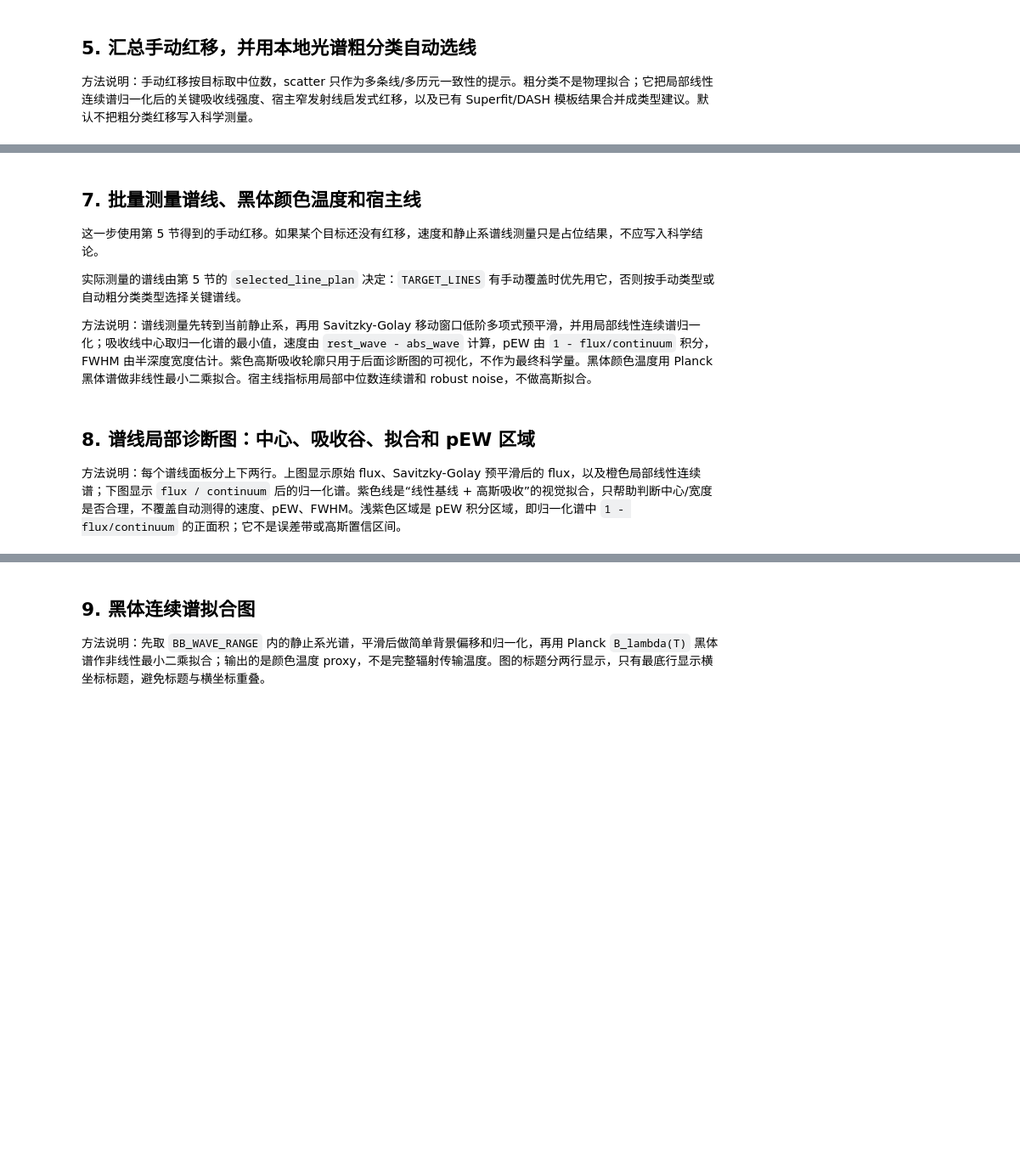
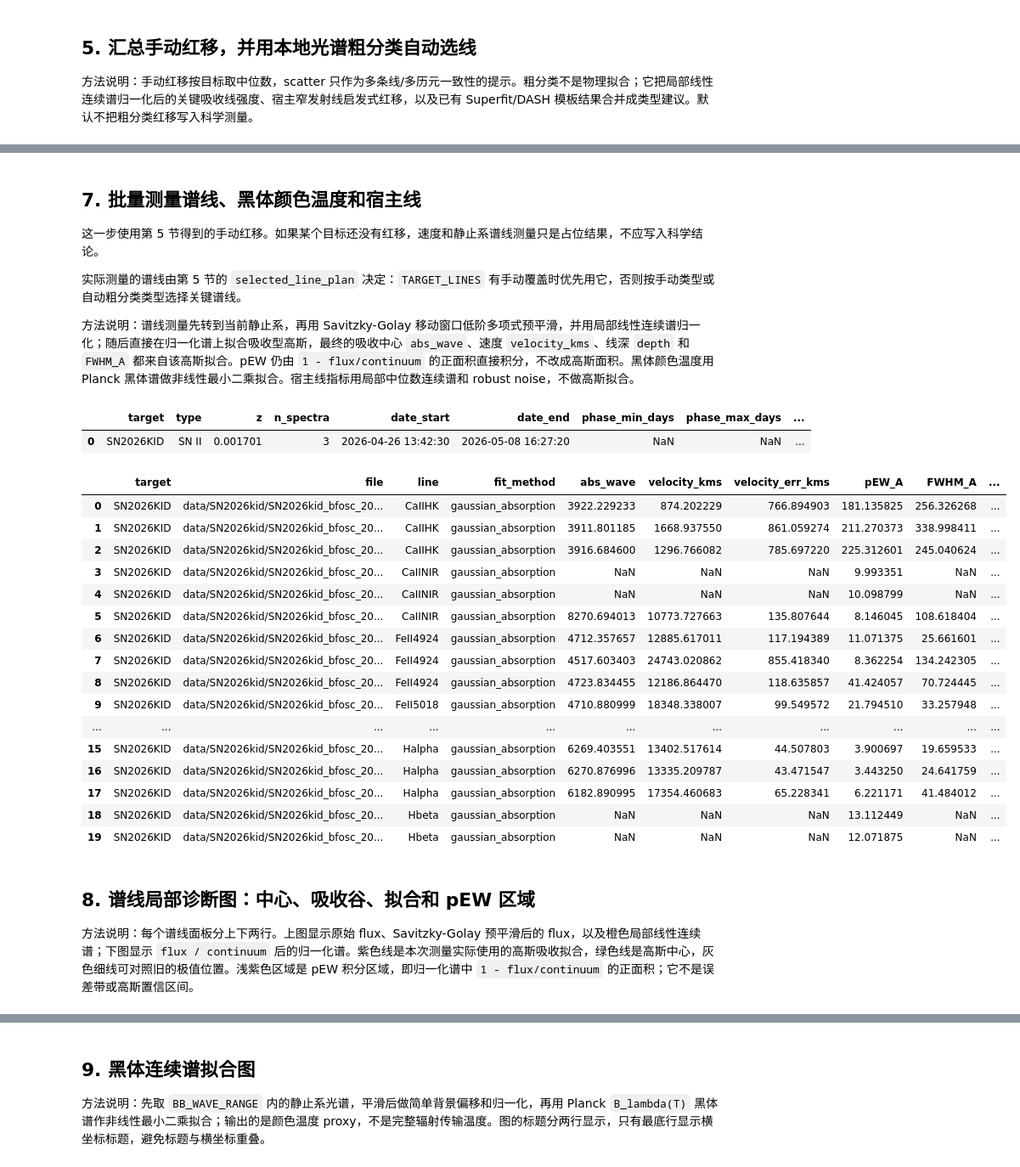
Before and after one commit to Zzzaurak/obsastro-sn-pipeline, a Jupyter notebook: notebooks/02_spectral_analysis_pipeline.ipynb, the cells around one changed output, grey strips where cells are left out. Shown at 85% size. Saved outputs shown, nothing was run; the diff lists cells and outputs as text; code cells hidden in the pictures; blank space fills up the shorter version.

```diff
--- a/notebooks/02_spectral_analysis_pipeline.ipynb
+++ b/notebooks/02_spectral_analysis_pipeline.ipynb
@@ -270,29 +317,48 @@ for target in sorted(summary["target"].unique()):
 
 实际测量的谱线由第 5 节的 `selected_line_plan` 决定：`TARGET_LINES` 有手动覆盖时优先用它，否则按手动类型或自动粗分类类型选择关键谱线。
 
-方法说明：谱线测量先转到当前静止系，再用 Savitzky-Golay 移动窗口低阶多项式预平滑，并用局部线性连续谱归一化；吸收线中心取归一化谱的最小值，速度由 `rest_wave - abs_wave` 计算，pEW 由 `1 - flux/continuum` 积分，FWHM 由半深度宽度估计。紫色高斯吸收轮廓只用于后面诊断图的可视化，不作为最终科学量。黑体颜色温度用 Planck 黑体谱做非线性最小二乘拟合。宿主线指标用局部中位数连续谱和 robust noise，不做高斯拟合。
+方法说明：谱线测量先转到当前静止系，再用 Savitzky-Golay 移动窗口低阶多项式预平滑，并用局部线性连续谱归一化；随后直接在归一化谱上拟合吸收型高斯，最终的吸收中心 `abs_wave`、速度 `velocity_kms`、线深 `depth` 和 `FWHM_A` 都来自该高斯拟合。pEW 仍由 `1 - flux/continuum` 的正面积直接积分，不改成高斯面积。黑体颜色温度用 Planck 黑体谱做非线性最小二乘拟合。宿主线指标用局部中位数连续谱和 robust noise，不做高斯拟合。
 # %%
 measure_kwargs = dict(
     line_half_width=LINE_HALF_WIDTH,
     line_smooth_window=LINE_SMOOTH_WINDOW,
     line_edge_fraction=LINE_EDGE_FRACTION,
     line_param_overrides=LINE_PARAM_OVERRIDES,
-    fit_visual_gaussian=FIT_VISUAL_GAUSSIAN,
 )
 
 summary, line_df, line_qc, bb_df, host_lines, host_summary, target_status = snt.measure_all_features(
     spectra,
     target_lines=TARGET_LINES,
     bb_wave_range=BB_WAVE_RANGE,
     **measure_kwargs,
 )
 
 display(target_status)
-display(line_qc[["target", "file", "line", "velocity_kms", "pEW_A", "FWHM_A", "depth", "qc_flag", "qc_note"]].head(5))
+display(line_qc[["target", "file", "line", "fit_method", "abs_wave", "velocity_kms", "velocity_err_kms", "pEW_A", "FWHM_A", "FWHM_err_A", "depth", "fit_center_err_A", "fit_sigma_A", "fit_sigma_err_A", "fit_depth_err", "fit_chi2_red", "extrema_wave_A", "extrema_depth", "qc_flag", "qc_note"]].head(20))
+# %% [output]
+|  | target | type | z | n_spectra | date_start | date_end | phase_min_days | phase_max_days | ... |
+| 0 | SN2026KID | SN II | 0.001701 | 3 | 2026-04-26 13:42:30 | 2026-05-08 16:27:20 | NaN | NaN | ... |
+|  | target | file | line | fit_method | abs_wave | velocity_kms | velocity_err_kms | pEW_A | FWHM_A | ... |
+| 0 | SN2026KID | data/SN2026kid/SN2026kid_bfosc_20... | CaIIHK | gaussian_absorption | 3922.229233 | 874.202229 | 766.894903 | 181.135825 | 256.326268 | ... |
+| 1 | SN2026KID | data/SN2026kid/SN2026kid_bfosc_20... | CaIIHK | gaussian_absorption | 3911.801185 | 1668.937550 | 861.059274 | 211.270373 | 338.998411 | ... |
+| 2 | SN2026KID | data/SN2026kid/SN2026kid_bfosc_20... | CaIIHK | gaussian_absorption | 3916.684600 | 1296.766082 | 785.697220 | 225.312601 | 245.040624 | ... |
+| 3 | SN2026KID | data/SN2026kid/SN2026kid_bfosc_20... | CaIINIR | gaussian_absorption | NaN | NaN | NaN | 9.993351 | NaN | ... |
+| 4 | SN2026KID | data/SN2026kid/SN2026kid_bfosc_20... | CaIINIR | gaussian_absorption | NaN | NaN | NaN | 10.098799 | NaN | ... |
+| 5 | SN2026KID | data/SN2026kid/SN2026kid_bfosc_20... | CaIINIR | gaussian_absorption | 8270.694013 | 10773.727663 | 135.807644 | 8.146045 | 108.618404 | ... |
+| 6 | SN2026KID | data/SN2026kid/SN2026kid_bfosc_20... | FeII4924 | gaussian_absorption | 4712.357657 | 12885.617011 | 117.194389 | 11.071375 | 25.661601 | ... |
+| 7 | SN2026KID | data/SN2026kid/SN2026kid_bfosc_20... | FeII4924 | gaussian_absorption | 4517.603403 | 24743.020862 | 855.418340 | 8.362254 | 134.242305 | ... |
+| 8 | SN2026KID | data/SN2026kid/SN2026kid_bfosc_20... | FeII4924 | gaussian_absorption | 4723.834455 | 12186.864470 | 118.635857 | 41.424057 | 70.724445 | ... |
+| 9 | SN2026KID | data/SN2026kid/SN2026kid_bfosc_20... | FeII5018 | gaussian_absorption | 4710.880999 | 18348.338007 | 99.549572 | 21.794510 | 33.257948 | ... |
+| ... | ... | ... | ... | ... | ... | ... | ... | ... | ... | ... |
+| 15 | SN2026KID | data/SN2026kid/SN2026kid_bfosc_20... | Halpha | gaussian_absorption | 6269.403551 | 13402.517614 | 44.507803 | 3.900697 | 19.659533 | ... |
+| 16 | SN2026KID | data/SN2026kid/SN2026kid_bfosc_20... | Halpha | gaussian_absorption | 6270.876996 | 13335.209787 | 43.471547 | 3.443250 | 24.641759 | ... |
+| 17 | SN2026KID | data/SN2026kid/SN2026kid_bfosc_20... | Halpha | gaussian_absorption | 6182.890995 | 17354.460683 | 65.228341 | 6.221171 | 41.484012 | ... |
+| 18 | SN2026KID | data/SN2026kid/SN2026kid_bfosc_20... | Hbeta | gaussian_absorption | NaN | NaN | NaN | 13.112449 | NaN | ... |
+| 19 | SN2026KID | data/SN2026kid/SN2026kid_bfosc_20... | Hbeta | gaussian_absorption | NaN | NaN | NaN | 12.071875 | NaN | ... |
 # %% [markdown]
 ## 8. 谱线局部诊断图：中心、吸收谷、拟合和 pEW 区域
 
-方法说明：每个谱线面板分上下两行。上图显示原始 flux、Savitzky-Golay 预平滑后的 flux，以及橙色局部线性连续谱；下图显示 `flux / continuum` 后的归一化谱。紫色线是“线性基线 + 高斯吸收”的视觉拟合，只帮助判断中心/宽度是否合理，不覆盖自动测得的速度、pEW、FWHM。浅紫色区域是 pEW 积分区域，即归一化谱中 `1 - flux/continuum` 的正面积；它不是误差带或高斯置信区间。
+方法说明：每个谱线面板分上下两行。上图显示原始 flux、Savitzky-Golay 预平滑后的 flux，以及橙色局部线性连续谱；下图显示 `flux / continuum` 后的归一化谱。紫色线是本次测量实际使用的高斯吸收拟合，绿色线是高斯中心，灰色细线可对照旧的极值位置。浅紫色区域是 pEW 积分区域，即归一化谱中 `1 - flux/continuum` 的正面积；它不是误差带或高斯置信区间。
 # %%
 line_diagnostics_fig = snt.plot_line_diagnostics_grid(
     spectra,
```
Also changed, not shown: parts of 28 cells of this notebook, 7 other files.
